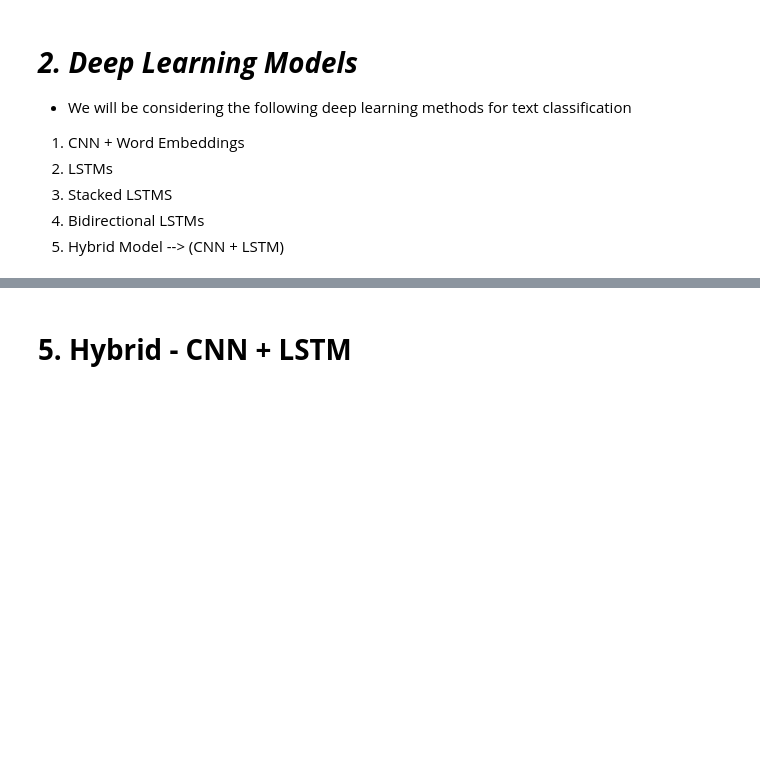
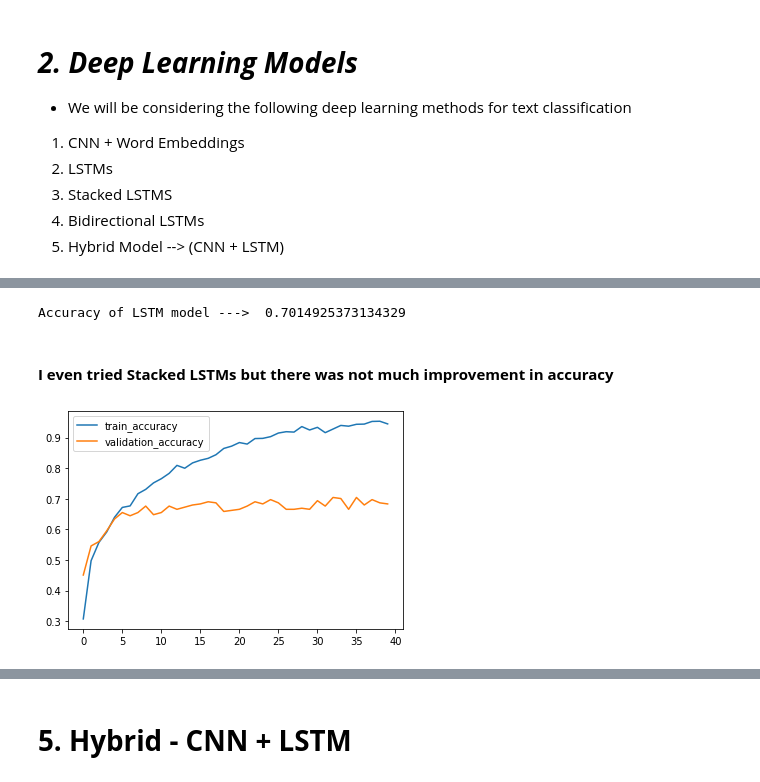
Before and after one commit to mananm98/Reddit-Flair-Predictor, a Jupyter notebook: Part_3_Building_Flair_Detector.ipynb, the cells around one changed output, grey strips where cells are left out. Drawn from its saved outputs; the diff is of its cells as text; code cells hidden in the pictures; blank space fills up the shorter version.

```diff
--- a/Part_3_Building_Flair_Detector.ipynb
+++ b/Part_3_Building_Flair_Detector.ipynb
@@ -712,0 +566,20 @@ plt.plot(hist.history['val_accuracy'])
+# %%
+(padded_train, y_train, padded_test, y_test, embeddings_matrix, vocab_len) = create_data_for_model(max_len = 35) # taking max_len = median
+# %%
+# Model
+def model_lstm(max_len,vocab_size):
+  inp1 = Input((max_len,))
+  embedding_layer = Embedding(input_dim=vocab_size + 1,output_dim= 50,mask_zero=True,weights = [embeddings_matrix],trainable = False)(inp1)
+  drop_out1 = Dropout(0.3)(embedding_layer)
+  lstm_layer1 = LSTM(100,return_sequences = False)(drop_out1)
+
+
+  #drop_out = Dropout(0.3)(lstm_layer1)
+  out1 = Dense(11,activation='softmax')(lstm_layer1)
+
+  model_lstm = Model(inputs = inp1,outputs = out1)
+  model_lstm.compile(loss = 'categorical_crossentropy',optimizer='adam',metrics=['accuracy'])
+  model_lstm.summary()
+  return model_lstm
+# %%
+lstm_model = model_lstm(max_len = 35,vocab_size=vocab_len)
@@ -712,0 +605,2 @@ plt.plot(hist.history['val_accuracy'])
+# %%
+hist = lstm_model.fit(padded_train,y_train,epochs = 40, batch_size=8,validation_split = 0.15)
@@ -712,0 +625,6 @@ plt.plot(hist.history['val_accuracy'])
+# %%
+give_accuracy(lstm_model, padded_test, y_test, "LSTM")
+# %% [output]
+Accuracy of LSTM model --->  0.7014925373134329
+# %% [markdown]
+#### **I even tried Stacked LSTMs but there was not much improvement in accuracy**
@@ -712,0 +633,7 @@ plt.plot(hist.history['val_accuracy'])
+# %%
+plt.plot(hist.history['accuracy'],label = 'train_accuracy')
+plt.plot(hist.history['val_accuracy'], label = 'validation_accuracy')
+plt.legend()
+plt.show()
+# %% [output]
+[figure, added]
```
Also changed, not shown: parts of 54 cells of this notebook, 2 other files.
